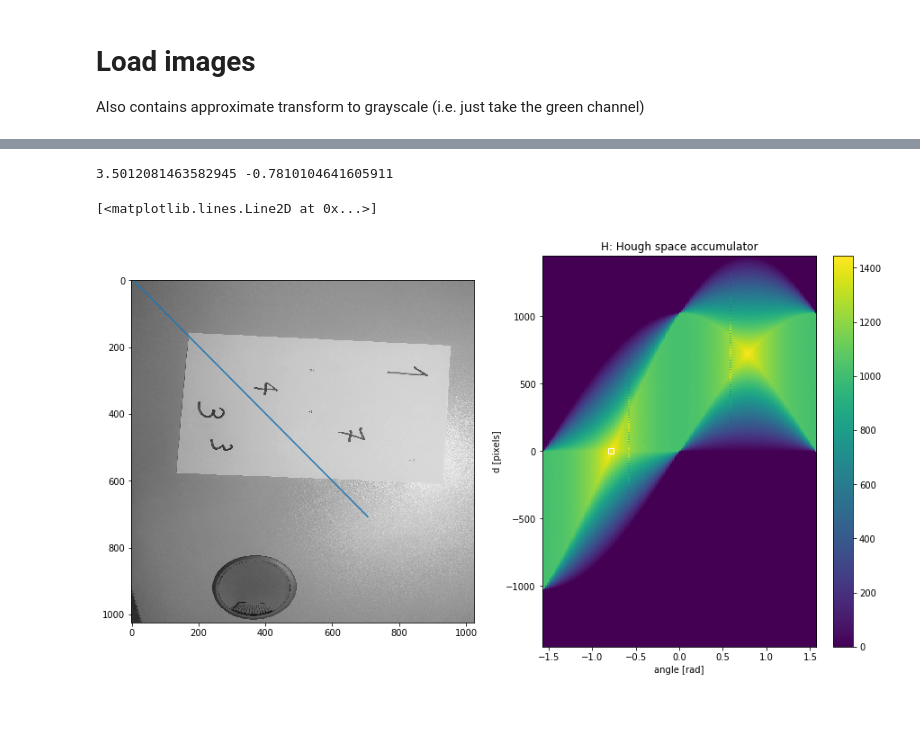
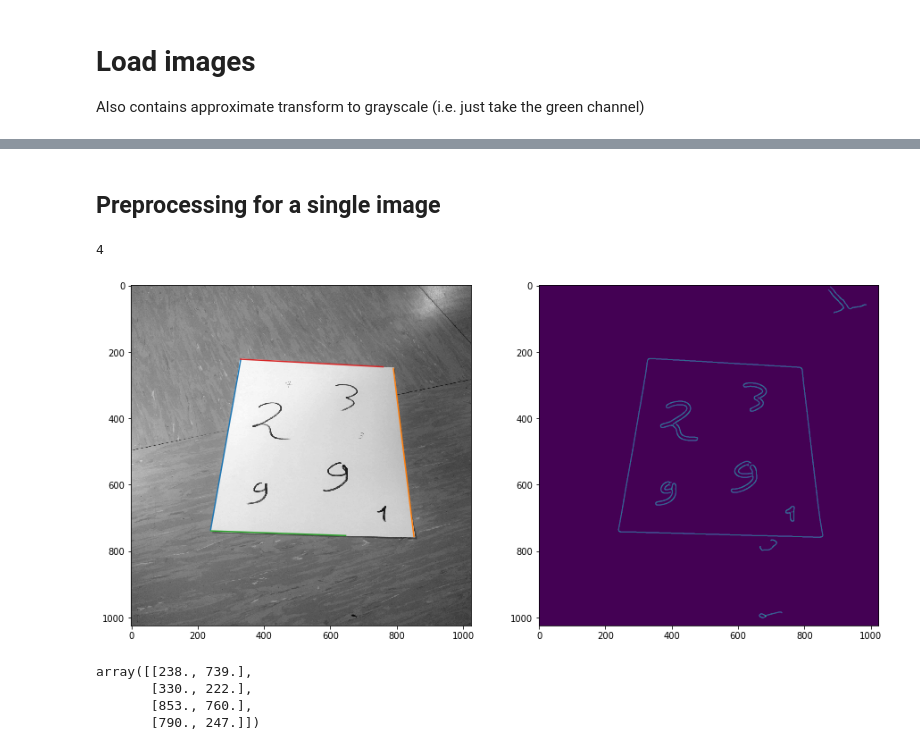
Before and after one commit to lord-blueberry/CompVis, a Jupyter notebook: Assignment1.ipynb, the cells around one changed output, grey strips where cells are left out. Cells and saved outputs as stored; diff of their text form; code cells hidden in the pictures; blank space fills up the shorter version.

```diff
--- a/Assignment1.ipynb
+++ b/Assignment1.ipynb
@@ -46,33 +57,19 @@ plt.colorbar(Himage)
-# %%
-(maxr, maxc) = np.unravel_index(np.argmax(H), H.shape)
-d = distances[maxr]
-theta = angles[maxc]
-print(d,theta)
-# %% [output]
-3.5012081463582945 -0.7810104641605911
-# %%
-# Same figure as before...
-fig,(ax0,ax1) = plt.subplots(ncols=2, nrows=1, figsize=(15,8))
-ax0.imshow(images[0], cmap="gray")
-Himage = ax1.imshow(H,extent=(angles[0],angles[-1],distances[0],distances[-1]),origin="lower",aspect="auto")
-ax1.set(xlabel="angle [rad]",
-        ylabel="d [pixels]",
-        title="H: Hough space accumulator");
-plt.colorbar(Himage)
-
-# Plot a white rectangle over the maximum
-ax1.plot(theta, d, "ws", fillstyle="none")
-
-## Now we want to draw the line in image space
-# This is one point on the line
-p1 = np.array([d*np.cos(theta), d*np.sin(theta)])
-# This is the unit vector pointing in the direction of the line (remember what theta means in Hough space!)
-linedir = np.array([np.cos(theta+np.pi/2), np.sin(theta+np.pi/2)])
-# These are two points very far away in two opposite directions along the line
-p0 = p1 - linedir * 1000
-p2 = p1 + linedir * 1000
-# We now draw a line through p0 and p2, without rescaling the axes.
-ax0.plot([p0[0],p2[0]],[p0[1],p2[1]], scalex=False, scaley=False)
-# %% [output]
-[<matplotlib.lines.Line2D at 0x...>]
-[figure, removed]
+# %% [markdown]
+## Preprocessing for a single image
+# %%
+image = images[2]
+edges = calc_edges(image)
+# %%
+lines = transform.probabilistic_hough_line(edges, threshold=100, line_length=350, line_gap=150)
+# %%
+len(lines)
+# %% [output]
+4
+# %%
+fig,(ax0,ax1) = plt.subplots(ncols=2, nrows=1, figsize=(15,8))
+ax0.imshow(image, cmap="gray")
+ax1.imshow(edges, interpolation='bilinear')
+for ((x0,y0),(x1,y1)) in lines[0:6]:
+    ax0.plot([x0,x1],[y0,y1])
+# %% [output]
+[figure, added]
@@ -78,0 +119,8 @@ ax0.plot([p0[0],p2[0]],[p0[1],p2[1]], scalex=False, scaley=False)
+# %%
+intersections = np.round(intersections)
+intersections
+# %% [output]
+array([[238., 739.],
+       [330., 222.],
+       [853., 760.],
+       [790., 247.]])
```
Also changed, not shown: parts of 12 cells of this notebook, 3 other files.
